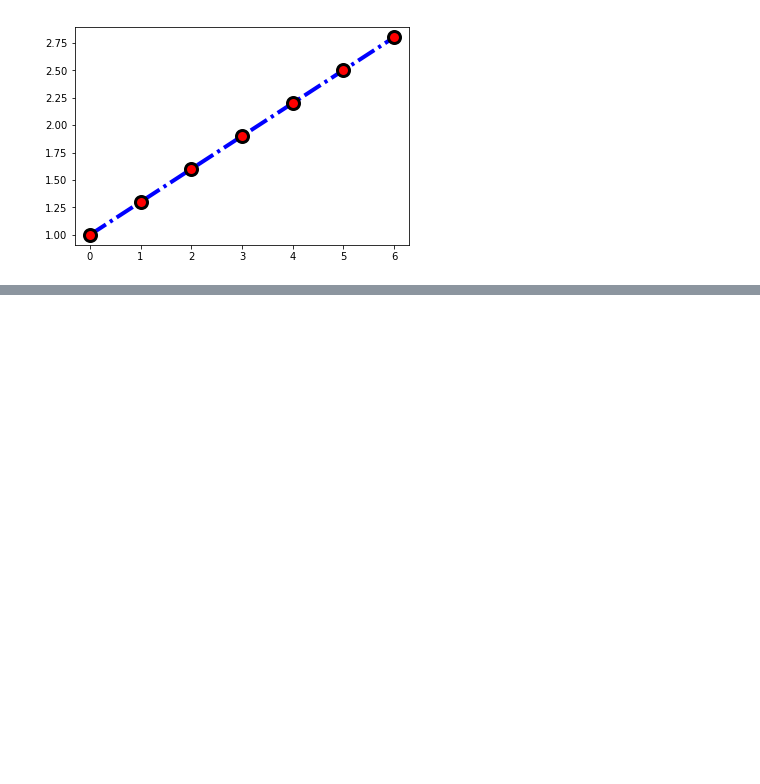
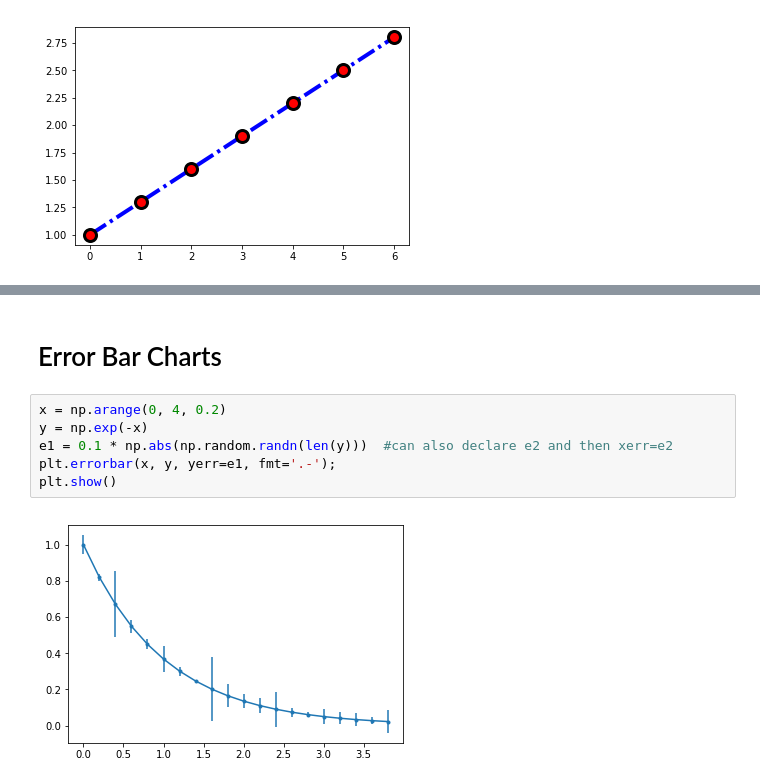
Before and after one commit to ashkash2476/Python_Learnings, a Jupyter notebook: visualization/Matplotlib-1.ipynb, the cells around one changed output, grey strips where cells are left out. Drawn from its saved outputs; the diff is of its cells as text; blank space fills up the shorter version.

```diff
--- a/visualization/Matplotlib-1.ipynb
+++ b/visualization/Matplotlib-1.ipynb
@@ -52,0 +66,10 @@ plt.show()
+# %% [markdown]
+# Error Bar Charts
+# %%
+x = np.arange(0, 4, 0.2)
+y = np.exp(-x)
+e1 = 0.1 * np.abs(np.random.randn(len(y)))  #can also declare e2 and then xerr=e2
+plt.errorbar(x, y, yerr=e1, fmt='.-');
+plt.show()
+# %% [output]
+[figure, added]
```
Also changed, not shown: parts of 8 cells of this notebook.
